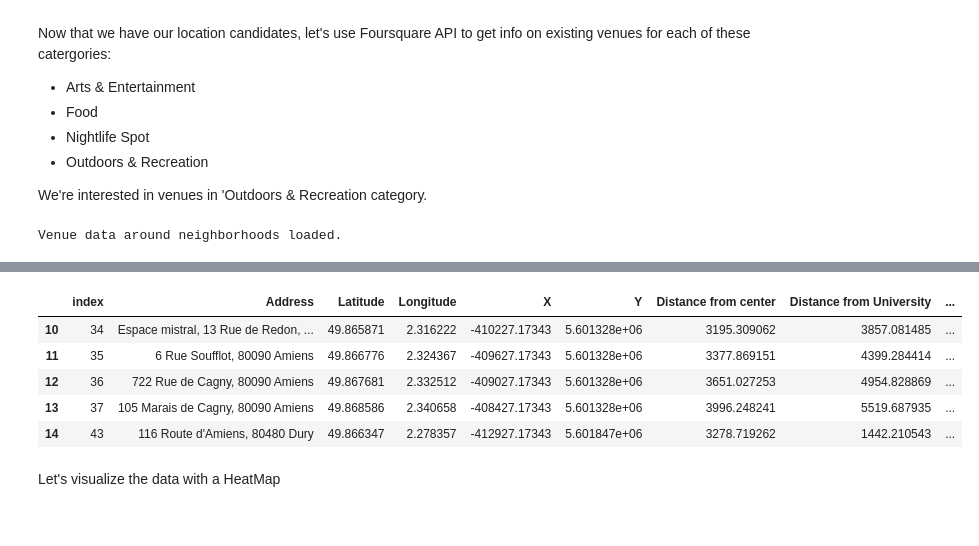
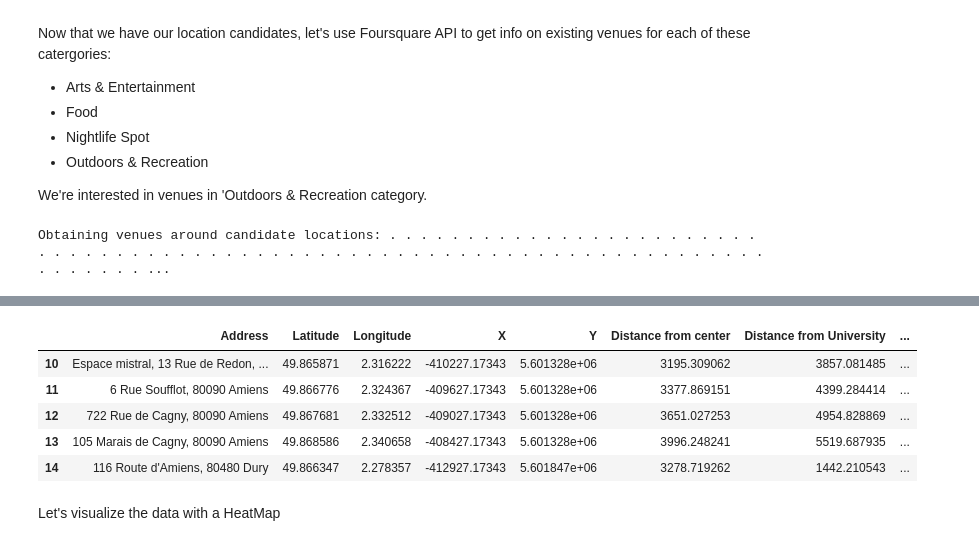
Before and after one commit to KostasAvgitidis/CourseraCapstone, a Jupyter notebook: The Battle of Neighborhoods - European Youth Capital Winner - Amiens.ipynb, the cells around one changed output, grey strips where cells are left out. Cells and saved outputs as stored; diff of their text form; code cells hidden in the pictures.

```diff
--- a/The Battle of Neighborhoods - European Youth Capital Winner - Amiens.ipynb
+++ b/The Battle of Neighborhoods - European Youth Capital Winner - Amiens.ipynb
@@ -110,11 +110,6 @@ def calc_xy_distance(x1, y1, x2, y2):
 
 
 latt,lonn = lonlat_to_xy(longitude_,latitude_) #Amiens University coordinates
-print('\n\t\t\t-------------------------------')
-print('\t\t\tCoordinate transformation check')
-print('\t\t\t-------------------------------\n')
-print(f'Université de Picardie Jules Verne longitude={longitude_}, latitude={latitude_}.')
+latt_,lonn_ = lonlat_to_xy(longitude__,latitude__) #Citadel University coordinates
 x, y = lonlat_to_xy(longitude_, latitude_)
-print(f'Université de Picardie Jules Verne UTM X={x}, Y={y}')
 lo, la = xy_to_lonlat(x, y)
-print(f'Université de Picardie Jules Verne longitude={lo}, latitude={la}.')
@@ -141,12 +128,17 @@ latitudes = []
 longitudes = []
 latitudes_ =[]
 longitudes_ = []
+latitudes__ =[]
+longitudes__ = []
 distances_from_center = []
 distances_from_university=[]
+distances_from_citadel=[]
 xs = []
 ys = []
 xs_=[]
 ys_=[]
+xs__=[]
+ys__=[]
 for i in range(0, int(21/k)):
     y = y_min + i * y_step
     x_offset = 300 if i%2==0 else 0
@@ -154,6 +146,7 @@ for i in range(0, int(21/k)):
         x = x_min + j * x_step + x_offset
         distance_from_center = calc_xy_distance(amiens_center_x, amiens_center_y, x, y)
         distance_from_university = calc_xy_distance(latt,lonn,x,y)
+        distance_from_citadel = calc_xy_distance(latt_,lonn_,x,y)
         if (distance_from_center <= 5001):
             lon, lat = xy_to_lonlat(x, y)
             latitudes.append(lat)
@@ -167,6 +160,12 @@ for i in range(0, int(21/k)):
             distances_from_university.append(distance_from_university)
             xs_.append(x)
             ys_.append(y)
+            lon__, lat__ = xy_to_lonlat(x, y)
+            latitudes_.append(lat__)
+            longitudes_.append(lon__)
+            distances_from_citadel.append(distance_from_citadel)
+            xs__.append(x)
+            ys__.append(y)
 
 print(len(latitudes), 'candidate neighborhood centers generated.')
 # %% [output]
@@ -255,6 +257,7 @@ df_locations = df_locations[df_locations['Address'] != 'NO ADDRESS']
 # %% [markdown]
 Let's see our DataFrame
 # %%
+df_locations.reset_index(inplace=True,drop=True)
 df_locations.head(10)
 # %% [output]
 |  | Address | Latitude | Longitude | X | Y | Distance from center | Distance from University |
@@ -367,7 +357,7 @@ def get_venues(lats, lons):
                 venue_distance = venue[5]
                 avenue = (venue_id, venue_name, venue_latlon[0], venue_latlon[1], venue_address, venue_distance, x, y, venue_categorie)
 
-                if venue_distance<=350:
+                if venue_distance<=300:
                     area_vens.append(avenue)
                 ven[venue_id] = avenue
             # location_vens.append(area_vens)
@@ -404,7 +394,7 @@ except:
 # If load failed use the Foursquare API to get the data
 if not loaded:
     some_venues, food_vens, arts_vens, night_vens, outdoor_vens = get_venues(df_locations['Latitude'],df_locations['Longitude'])
-    #Let's persists this in local file system
+    #Let's pickle them
     with open('venues.pkl', 'wb') as f:
         pickle.dump(some_venues, f)
     with open('food.pkl', 'wb') as f:
@@ -415,9 +405,8 @@ if not loaded:
         pickle.dump(night_vens, f)
     with open('outdoor.pkl', 'wb') as f:
         pickle.dump(outdoor_vens, f)
-# some_venues, food_vens, arts_vens, events_vens, night_vens, outdoor_vens = get_venues(df_locations['Latitude'],df_locations['Longitude'])
 # %% [output]
-Venue data around neighborhoods loaded.
+Obtaining venues around candidate locations: . . . . . . . . . . . . . . . . . . . . . . . . . . . . . . . . . . . . . . . . . . . . . . . . . . . . . . . . . . . . . . . . . . . . . . . . . . . . . . ...
 # %%
 map_amiens = folium.Map(location=amiens_center, zoom_start=13)
 folium.Marker([latitude,longitude], popup='Ctre Ville', icon=folium.Icon(color='red', icon='home')).add_to(map_amiens)
@@ -441,25 +431,24 @@ map_amiens
 # %%
 import numpy as np
 
 food_count = [len(i) for i in food_vens]
 arts_count = [len(i) for i in arts_vens]
 nightlife_count = [len(i) for i in night_vens]
 outdoor_count = [len(i) for i in outdoor_vens]
 
 df_locations['Food Places in Area'] = food_count
 df_locations['Arts & Entertainment in Area'] = arts_count
 df_locations['Nightlife Spots in Area'] = nightlife_count
 df_locations['Outdoors & Recreation in Area'] = outdoor_count
-df_locations.reset_index(inplace=True)
-# df_locations.drop(columns='level_0',inplace=True)
+df_locations.reset_index(inplace=True,drop=True)
 df_locations[10:15]
 # %% [output]
-|  | index | Address | Latitude | Longitude | X | Y | Distance from center | Distance from University | ... |
-| 10 | 34 | Espace mistral, 13 Rue de Redon, ... | 49.865871 | 2.316222 | -410227.17343 | 5.601328e+06 | 3195.309062 | 3857.081485 | ... |
-| 11 | 35 | 6 Rue Soufflot, 80090 Amiens | 49.866776 | 2.324367 | -409627.17343 | 5.601328e+06 | 3377.869151 | 4399.284414 | ... |
-| 12 | 36 | 722 Rue de Cagny, 80090 Amiens | 49.867681 | 2.332512 | -409027.17343 | 5.601328e+06 | 3651.027253 | 4954.828869 | ... |
-| 13 | 37 | 105 Marais de Cagny, 80090 Amiens | 49.868586 | 2.340658 | -408427.17343 | 5.601328e+06 | 3996.248241 | 5519.687935 | ... |
-| 14 | 43 | 116 Route d'Amiens, 80480 Dury | 49.866347 | 2.278357 | -412927.17343 | 5.601847e+06 | 3278.719262 | 1442.210543 | ... |
+|  | Address | Latitude | Longitude | X | Y | Distance from center | Distance from University | ... |
+| 10 | Espace mistral, 13 Rue de Redon, ... | 49.865871 | 2.316222 | -410227.17343 | 5.601328e+06 | 3195.309062 | 3857.081485 | ... |
+| 11 | 6 Rue Soufflot, 80090 Amiens | 49.866776 | 2.324367 | -409627.17343 | 5.601328e+06 | 3377.869151 | 4399.284414 | ... |
+| 12 | 722 Rue de Cagny, 80090 Amiens | 49.867681 | 2.332512 | -409027.17343 | 5.601328e+06 | 3651.027253 | 4954.828869 | ... |
+| 13 | 105 Marais de Cagny, 80090 Amiens | 49.868586 | 2.340658 | -408427.17343 | 5.601328e+06 | 3996.248241 | 5519.687935 | ... |
+| 14 | 116 Route d'Amiens, 80480 Dury | 49.866347 | 2.278357 | -412927.17343 | 5.601847e+06 | 3278.719262 | 1442.210543 | ... |
 # %%
 venues_latlons = [[ven[2], ven[3]] for ven in some_venues.values()]
 # %% [markdown]
```
Also changed, not shown: parts of 46 cells of this notebook, 4 other files.
